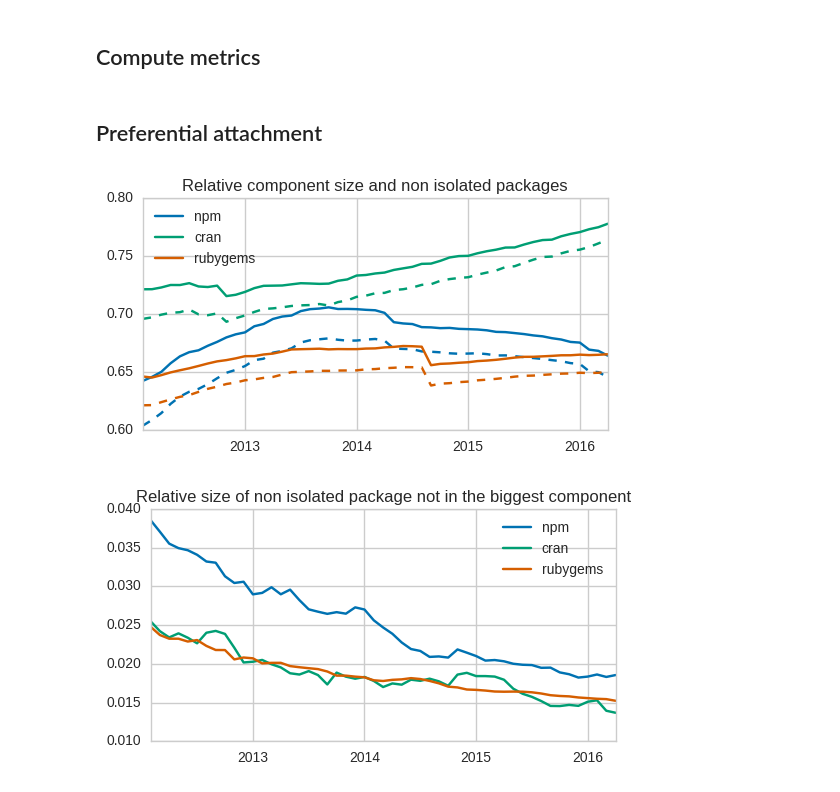
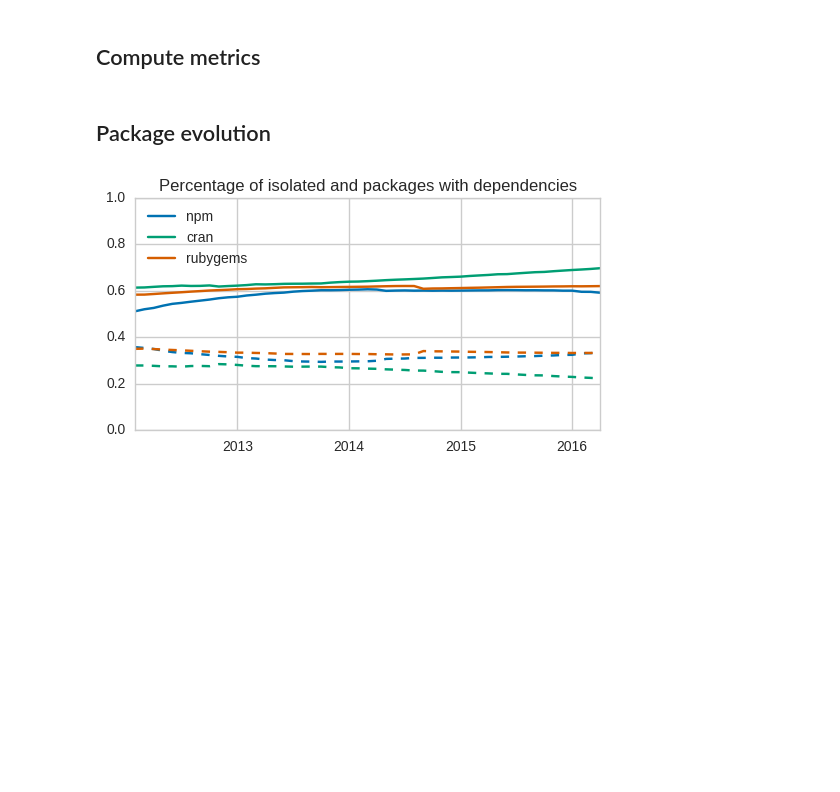
Before and after one commit to maelick/deps-analysis, a Jupyter notebook: notebook/maelick.ipynb, the cells around one changed output. Drawn from its saved outputs; the diff is of its cells as text; code cells hidden in the pictures; blank space fills up the shorter version.

```diff
--- a/notebook/maelick.ipynb
+++ b/notebook/maelick.ipynb
@@ -47,15 +47,27 @@ graphs = OrderedDict((e, dict(read_graphs(e))) for e in ecosystems)
 # %% [markdown]
 ## Compute metrics
 # %%
+def minimum_dependent(transitive_indegree, ratio):
+    return sum(1 for x in transitive_indegree if x - 1 >= ratio)
+
 def graph_metrics(g, d, e):
+    package_size = np.array(list(filter(lambda x: not math.isnan(x), g.vs['size'])))
+    transitive_indegree = g.neighborhood_size(order=len(g.vs), mode='in')
     return {'time': d, 'ecos': e, 'size': len(g.vs),
             'biggest_wcc': len(g.components(igraph.WEAK).giant().vs) if len(g.vs) else 0,
             'with_deps': len([x for x in g.outdegree() if x > 0]),
             'with_revdeps': len([x for x in g.indegree() if x > 0]),
-            'isolated': len([x for x in g.degree() if x == 0])}
+            'isolated': len([x for x in g.degree() if x == 0]),
+            'median_size': np.median(package_size),
+            'mean_size': np.mean(package_size),
+            'max_indegree': max(g.indegree()),
+            'max_dependent': max(transitive_indegree) - 1,
+            'dependent1': minimum_dependent(transitive_indegree, 0.01 * len(g.vs)),
+            'dependent5': minimum_dependent(transitive_indegree, 0.05 * len(g.vs)),
+            'dependent10': minimum_dependent(transitive_indegree, 0.1 * len(g.vs))}
 
 def ecos_metrics(e, x):
-    metrics = pandas.DataFrame([graph_metrics(g, d, e) for d, g in x.items()])
+    metrics = pandas.DataFrame([graph_metrics(g, d, e) for d, g in x.items() if len(g.vs)])
     metrics['time'] = pandas.to_datetime(metrics.time)
     return metrics.set_index(['time']).sort_index()
 
@@ -72,36 +86,22 @@ def package_metrics(e, g):
             .sort_values('date'))
 
 package_metrics = {e: package_metrics(e, g) for e, g in graphs.items()}
-# %% [markdown]
-## Preferential attachment
+# %% [markdown]
+## Package evolution
 # %%
-fig, ax = matplotlib.pyplot.subplots()
-if SHOW_TITLE:
-    ax.set_title('Relative component size and non isolated packages')
-for e, m in ecos_metrics.items():
-    data = (m.query('size > 1 and time > "2012"')
-             .assign(biggest_wcc=lambda d: d.biggest_wcc / d['size'])
-             .assign(isolated=lambda d: 1 - d.isolated / d['size']))
-    data.biggest_wcc.plot(ax=ax, style='--', color=COLORS[e])
-    data.isolated.plot(ax=ax, style='-', color=COLORS[e], label=e, legend=True)
-
-ax.set_xlabel('')
-ax.set_ylim(0.6,0.8)
-fig.set_size_inches(FIG_SIZE)
-savefig(fig, 'evol_component')
-
 fig, ax = matplotlib.pyplot.subplots()
 fig.set_size_inches(FIG_SIZE)
 if SHOW_TITLE:
-    ax.set_title('Relative size of non isolated package not in the biggest component')
+    ax.set_title('Percentage of isolated and packages with dependencies')
 for e, m in ecos_metrics.items():
     data = (m.query('size > 1 and time > "2012"')
-             .assign(isolated=lambda d: (d['size'] - d.isolated - d.biggest_wcc) / d['size']))
-    data.isolated.plot(ax=ax, style='-', color=COLORS[e], label=e, legend=True)
+             .assign(with_deps=lambda d: d.with_deps / d['size'])
+             .assign(isolated=lambda d: d.isolated / d['size']))
+    data.with_deps.plot(ax=ax, style='-', color=COLORS[e], label=e, legend=True)
+    data.isolated.plot(ax=ax, style='--', color=COLORS[e])
 
 ax.set_xlabel('')
-fig.set_size_inches(FIG_SIZE)
-savefig(fig, 'evol_non_isolated_diff')
+ax.set_ylim(0,1)
+savefig(fig, 'evol_deps_isolated')
 # %% [output]
-[figure, old version]
+[figure, new version]
-[figure, removed]
```
Also changed, not shown: parts of 23 cells of this notebook.
